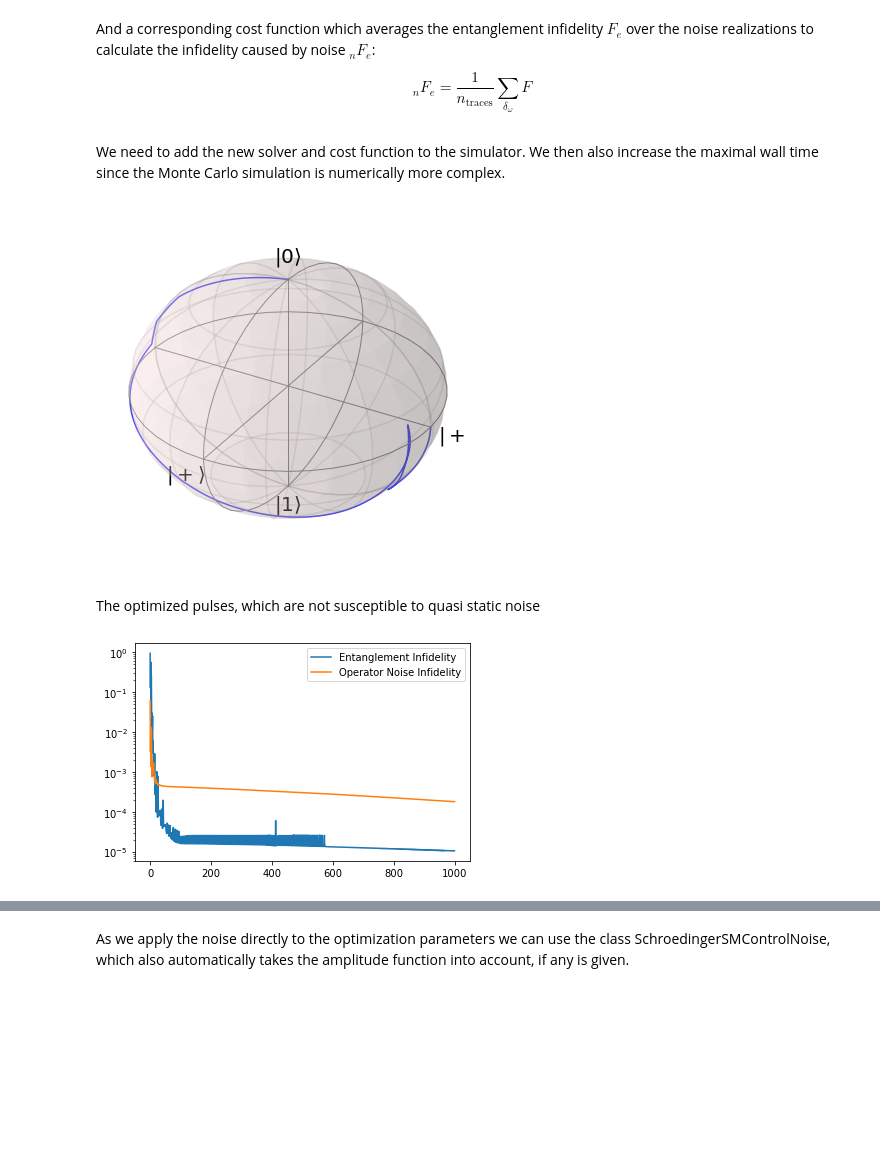
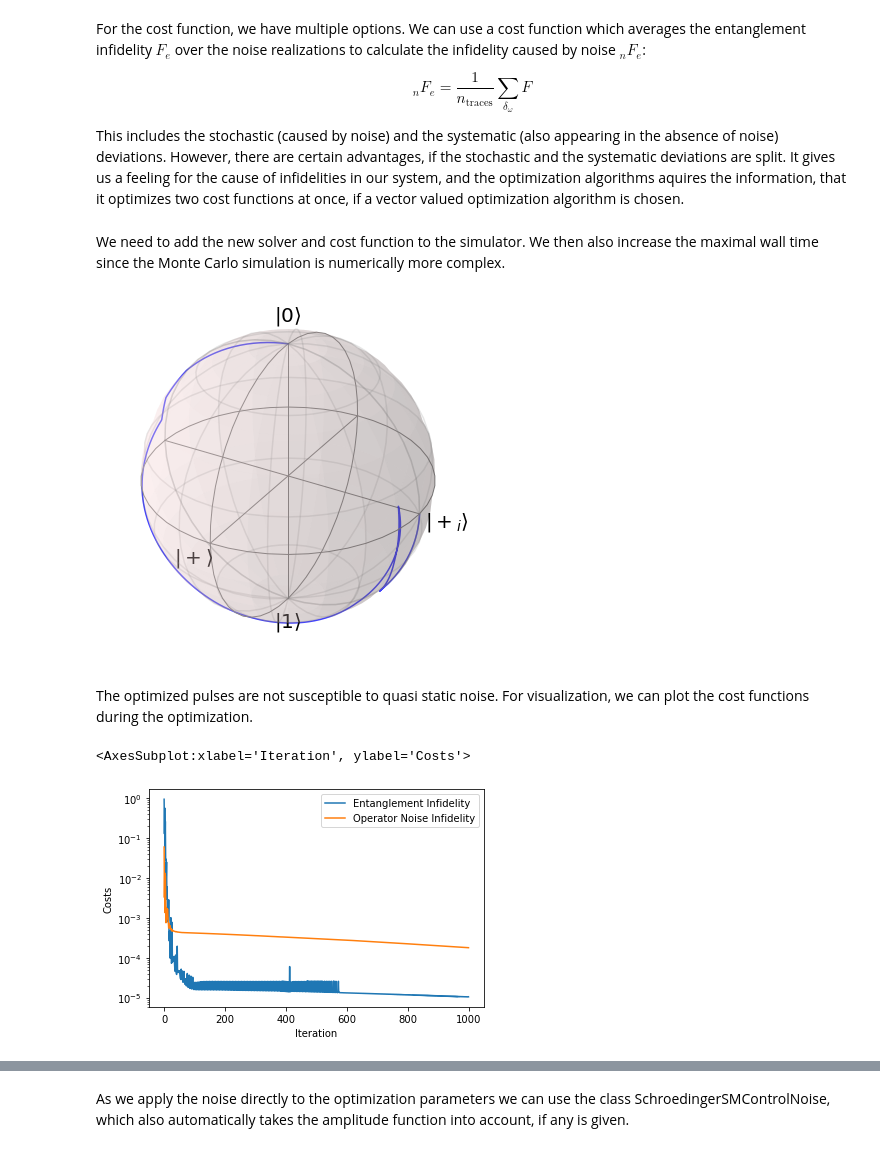
Before and after one commit to qutech/qopt, a Jupyter notebook: doc/source/qopt_features/monte_carlo_experiments.ipynb, the cells around one changed output, grey strips where cells are left out. Saved outputs shown, nothing was run; the diff lists cells and outputs as text; code cells hidden in the pictures; blank space fills up the shorter version.

```diff
--- a/doc/source/qopt_features/monte_carlo_experiments.ipynb
+++ b/doc/source/qopt_features/monte_carlo_experiments.ipynb
@@ -114,19 +97,35 @@ solver_qs_noise = SchroedingerSMonteCarlo(
     tau=time_steps
 )
 # %% [markdown]
-And a corresponding cost function which averages the entanglement infidelity
+For the cost function, we have multiple options. We can use a cost function
+which averages the entanglement infidelity
 $F_e$ over the noise realizations to calculate the infidelity caused by noise
 $_{n}F_e$:
 
 \begin{equation}
 _nF_e = \frac{1}{n_\text{traces}}\sum_{\delta_\omega} F
 \end{equation}
+
+This includes the stochastic (caused by noise) and the systematic (also
+appearing in the absence of noise) deviations.
+However, there are
+certain advantages, if the stochastic and the systematic deviations are split.
+It gives us a feeling for the cause of infidelities in our system, and the
+optimization algorithms aquires the information, that it optimizes two cost
+functions at once, if a vector valued optimization algorithm is chosen.
 # %%
 from qopt.cost_functions import OperationNoiseInfidelity
 
+x_half = sigma_x.exp(np.pi * .25j)
+
+entanglement_infidelity = OperationInfidelity(
+    solver=solver_qs_noise,
+    target=x_half
+)
+
 qs_noise_cost = OperationNoiseInfidelity(
     solver=solver_qs_noise,
-    target=sigma_x,
+    target=x_half,
     neglect_systematic_errors=True
 )
 # %% [markdown]
@@ -137,9 +136,12 @@ more complex.
 from qopt.simulator import Simulator
 from qopt.optimize import LeastSquaresOptimizer
 simulator = Simulator(
-    solvers=[solver, solver_qs_noise],
+    solvers=[solver_qs_noise],
     cost_fktns=[entanglement_infidelity, qs_noise_cost]
 )
+# There are two cost functions connected to a single solver. We could also
+# use a second solver only calculating the noiseless evolution, but this
+# functionality is also included in the SchroedingerSMonteCarlo class.
 
 termination_conditions = {
     "min_gradient_norm": 1e-15,
@@ -162,14 +164,15 @@ optimizer = LeastSquaresOptimizer(
 # %%
 np.random.seed(0)
 initial_pulse = np.pi * np.random.rand(n_time_steps, len(h_ctrl))
 
 result = optimizer.run_optimization(initial_control_amplitudes=initial_pulse)
-solver.set_optimization_parameters(result.final_parameters)
-solver.plot_bloch_sphere()
+solver_qs_noise.set_optimization_parameters(result.final_parameters)
+solver_qs_noise.plot_bloch_sphere()
 # %% [output]
-[figure, old version]
+[figure, new version]
 # %% [markdown]
-The optimized pulses, which are not susceptible to quasi static noise
+The optimized pulses are not susceptible to quasi static noise. For
+visualization, we can plot the cost functions during the optimization.
 # %%
 from qopt.data_container import DataContainer
 from qopt.analyser import Analyser
@@ -183,5 +186,6 @@ data_container.append_optim_result(optim_result=result)
 analyser = Analyser(data=data_container)
 analyser.plot_costs()
 # %% [output]
+<AxesSubplot:xlabel='Iteration', ylabel='Costs'>
-[figure, old version]
+[figure, new version]
 # %% [markdown]
```
Also changed, not shown: parts of 7 cells of this notebook, 7 other files.
